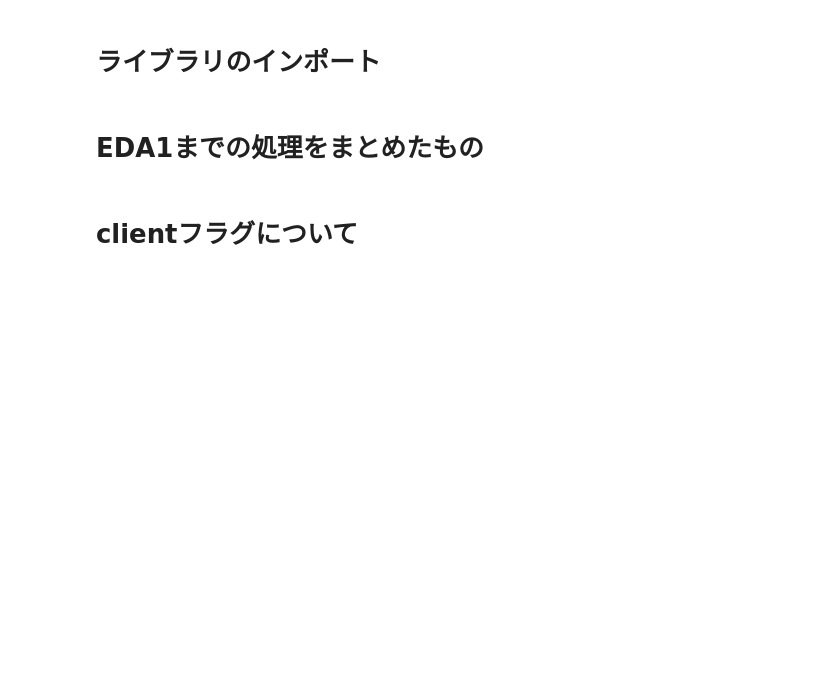
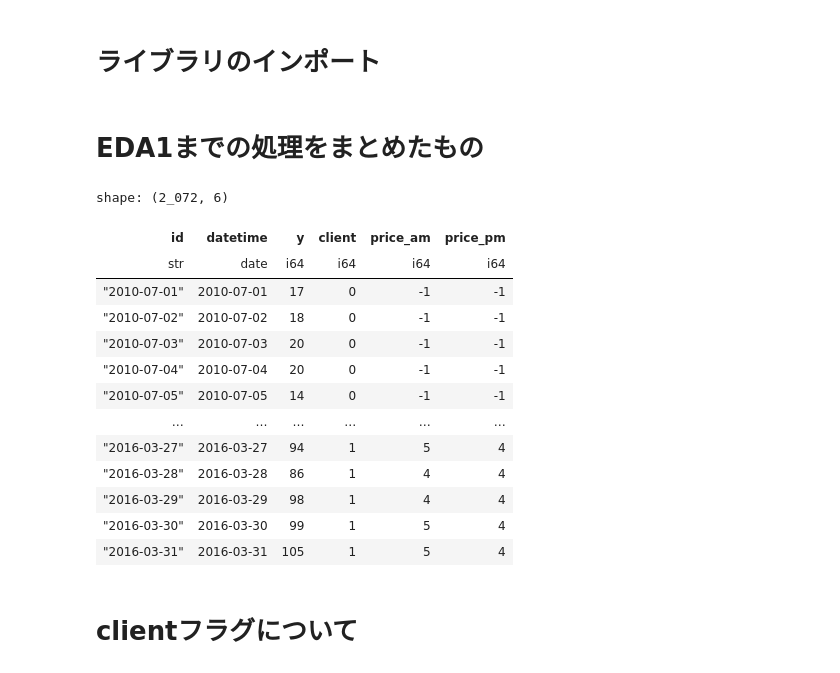
Before and after one commit to T0bbuT/signate_apple_hikkosi_analysis, a Jupyter notebook: notebook/EDA2.ipynb, the cells around one changed output. Saved outputs shown, nothing was run; the diff lists cells and outputs as text; code cells hidden in the pictures; blank space fills up the shorter version.

```diff
--- a/notebook/EDA2.ipynb
+++ b/notebook/EDA2.ipynb
@@ -67,6 +58,23 @@ train = train.insert_column(3, train["y"].log().alias("y_ln"))
 
 train = train.drop("close")
 test = test.drop("close")
+# %%
+display(train)
+# %% [output]
+shape: (2_072, 6)
+| id | datetime | y | client | price_am | price_pm |
+| str | date | i64 | i64 | i64 | i64 |
+| "2010-07-01" | 2010-07-01 | 17 | 0 | -1 | -1 |
+| "2010-07-02" | 2010-07-02 | 18 | 0 | -1 | -1 |
+| "2010-07-03" | 2010-07-03 | 20 | 0 | -1 | -1 |
+| "2010-07-04" | 2010-07-04 | 20 | 0 | -1 | -1 |
+| "2010-07-05" | 2010-07-05 | 14 | 0 | -1 | -1 |
+| … | … | … | … | … | … |
+| "2016-03-27" | 2016-03-27 | 94 | 1 | 5 | 4 |
+| "2016-03-28" | 2016-03-28 | 86 | 1 | 4 | 4 |
+| "2016-03-29" | 2016-03-29 | 98 | 1 | 4 | 4 |
+| "2016-03-30" | 2016-03-30 | 99 | 1 | 5 | 4 |
+| "2016-03-31" | 2016-03-31 | 105 | 1 | 5 | 4 |
 # %% [markdown]
 # clientフラグについて
 # %%
```
Also changed, not shown: parts of 10 cells of this notebook, 4 other files.
